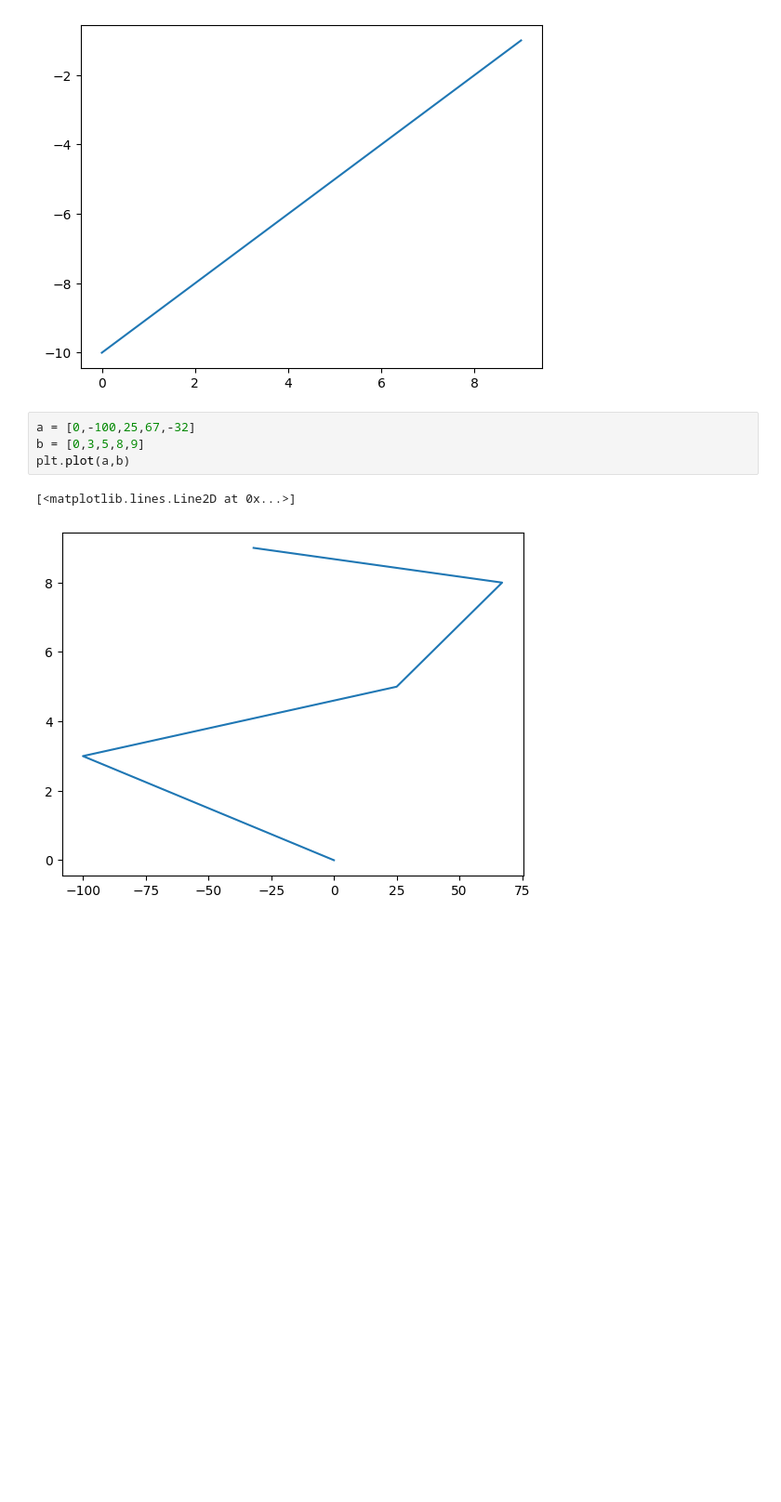
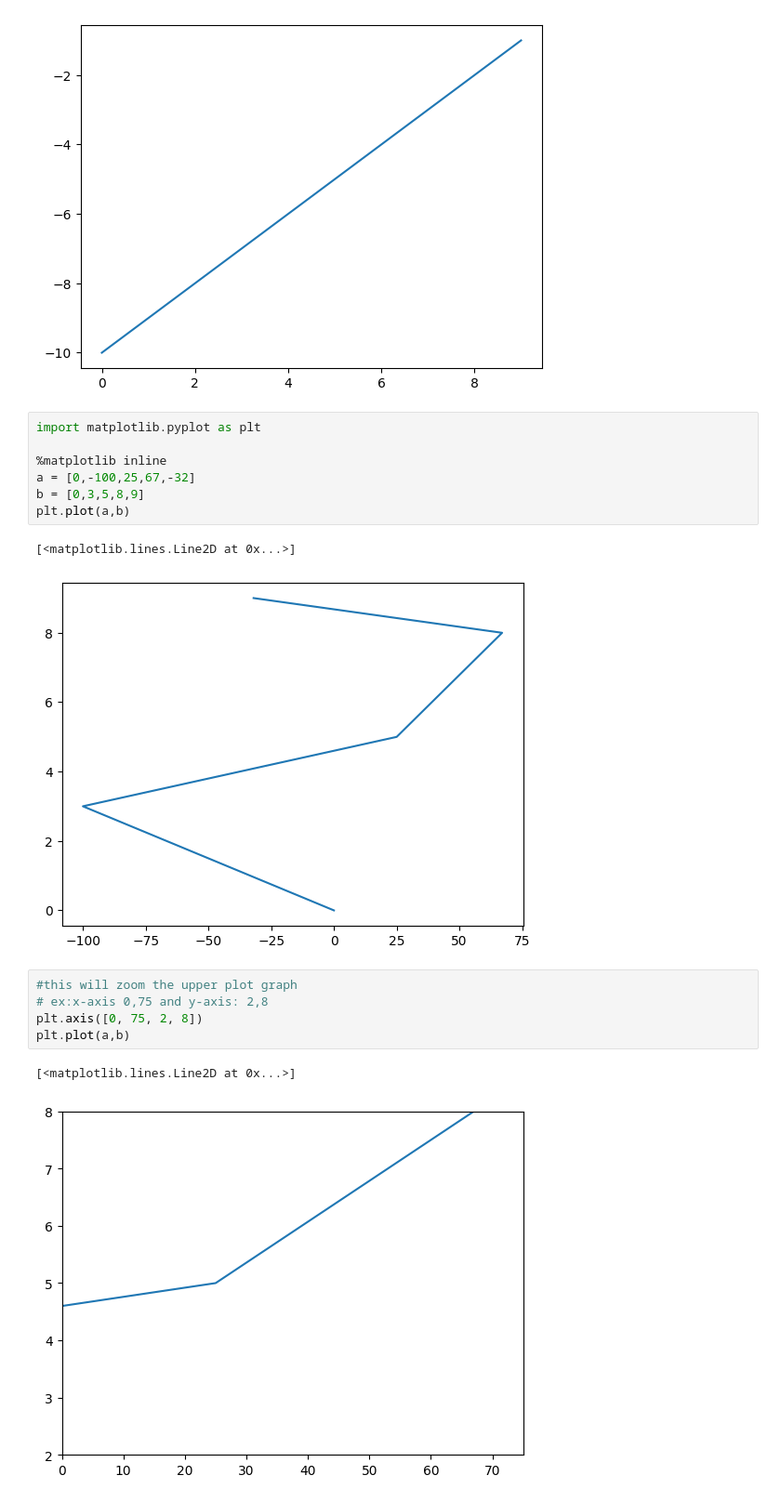
Before and after one commit to harsh24895/Sliceand3Darray, a Jupyter notebook: Matpotlib.ipynb, the cells around one changed output. Shown at 93% size. Cells and saved outputs as stored; diff of their text form; blank space fills up the shorter version.

```diff
--- a/Matpotlib.ipynb
+++ b/Matpotlib.ipynb
@@ -12,9 +12,20 @@ plt.plot(x,y)
 [<matplotlib.lines.Line2D at 0x...>]
 [figure]
 # %%
+import matplotlib.pyplot as plt
+
+%matplotlib inline
 a = [0,-100,25,67,-32]
 b = [0,3,5,8,9]
 plt.plot(a,b)
 # %% [output]
 [<matplotlib.lines.Line2D at 0x...>]
 [figure]
+# %%
+#this will zoom the upper plot graph
+# ex:x-axis 0,75 and y-axis: 2,8
+plt.axis([0, 75, 2, 8])
+plt.plot(a,b)
+# %% [output]
+[<matplotlib.lines.Line2D at 0x...>]
+[figure, added]
```
Also changed, not shown: parts of 2 cells of this notebook.
